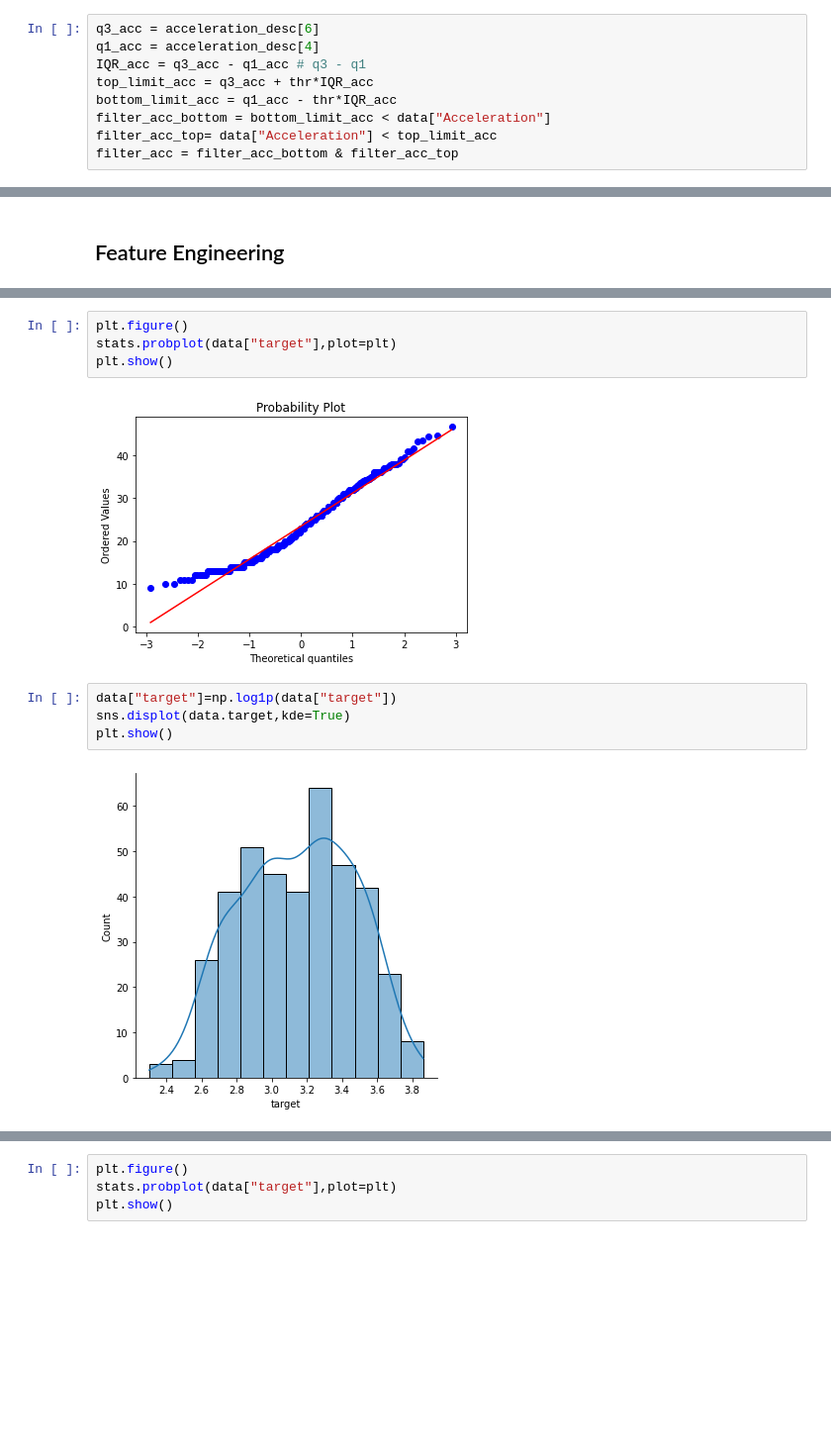
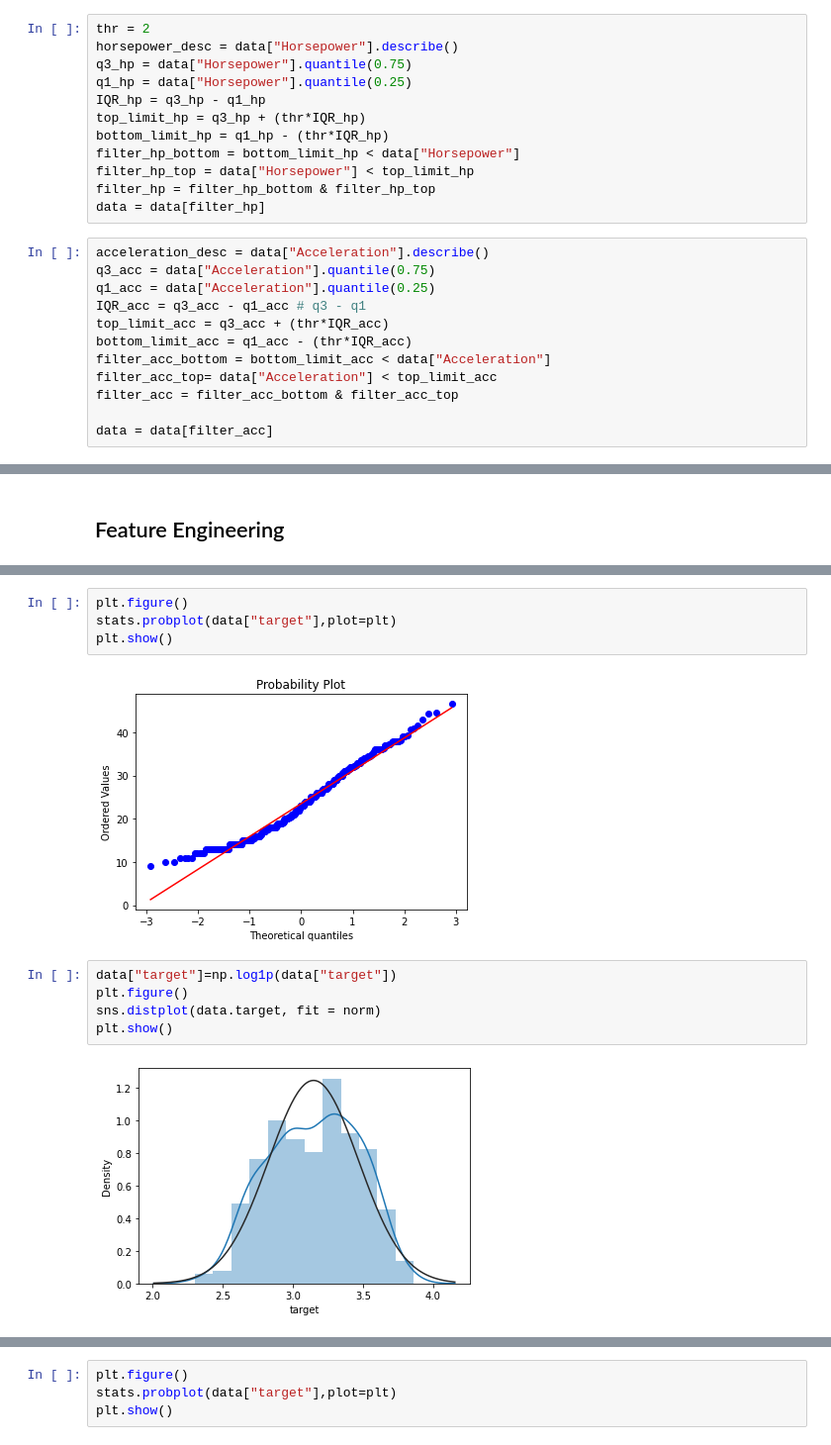
Before and after one commit to emrcakmak/vehicle-fuel-consumption-and-estimation, a Jupyter notebook: vehicle fuel analysis.ipynb, the cells around one changed output, grey strips where cells are left out. Shown at 99% size. Drawn from its saved outputs; the diff is of its cells as text; blank space fills up the shorter version.

```diff
--- a/vehicle fuel analysis.ipynb
+++ b/vehicle fuel analysis.ipynb
@@ -189,9 +201,24 @@ Name: Acceleration, dtype: float64
+# %%
+thr = 2
+horsepower_desc = data["Horsepower"].describe()
+q3_hp = data["Horsepower"].quantile(0.75)
+q1_hp = data["Horsepower"].quantile(0.25)
+IQR_hp = q3_hp - q1_hp
+top_limit_hp = q3_hp + (thr*IQR_hp)
+bottom_limit_hp = q1_hp - (thr*IQR_hp)
+filter_hp_bottom = bottom_limit_hp < data["Horsepower"]
+filter_hp_top = data["Horsepower"] < top_limit_hp
+filter_hp = filter_hp_bottom & filter_hp_top
+data = data[filter_hp]
 # %%
-q3_acc = acceleration_desc[6]
-q1_acc = acceleration_desc[4]
+acceleration_desc = data["Acceleration"].describe()
+q3_acc = data["Acceleration"].quantile(0.75)
+q1_acc = data["Acceleration"].quantile(0.25)
 IQR_acc = q3_acc - q1_acc # q3 - q1
-top_limit_acc = q3_acc + thr*IQR_acc
-bottom_limit_acc = q1_acc - thr*IQR_acc
+top_limit_acc = q3_acc + (thr*IQR_acc)
+bottom_limit_acc = q1_acc - (thr*IQR_acc)
 filter_acc_bottom = bottom_limit_acc < data["Acceleration"]
 filter_acc_top= data["Acceleration"] < top_limit_acc
 filter_acc = filter_acc_bottom & filter_acc_top
+
+data = data[filter_acc]
@@ -227,13 +257,14 @@ plt.figure()
 stats.probplot(data["target"],plot=plt)
 plt.show()
 # %% [output]
-[figure, old version]
+[figure, new version]
 # %%
 data["target"]=np.log1p(data["target"])
-sns.displot(data.target,kde=True)
+plt.figure()
+sns.distplot(data.target, fit = norm)
 plt.show()
 # %% [output]
-[figure, old version]
+[figure, new version]
 # %%
 (mu,sigma)=norm.fit(data["target"])
 print("mu:{}, sigma:{} ".format(mu,sigma))
```
Also changed, not shown: parts of 26 cells of this notebook.
